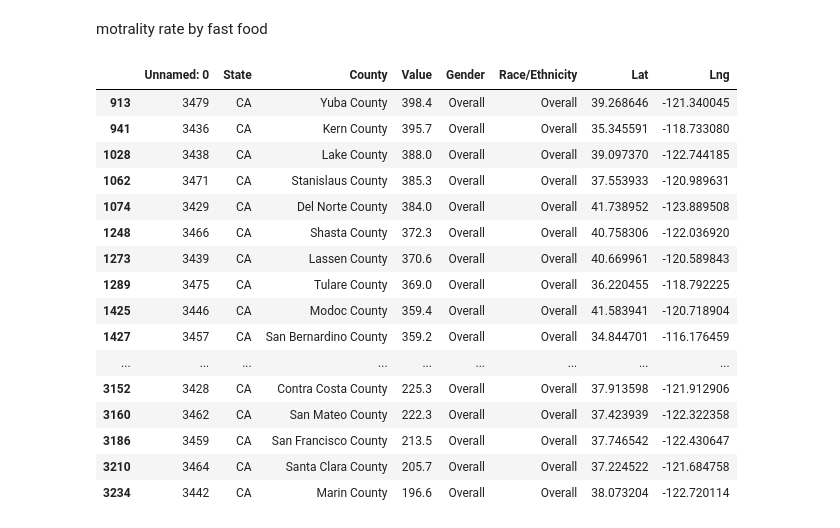
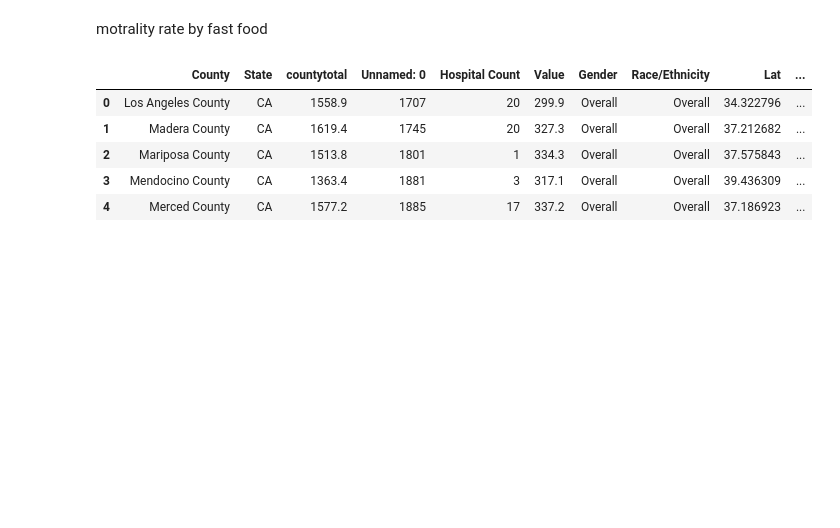
Before and after one commit to petersmyers/Project1, a Jupyter notebook: Project1_Visualizations.ipynb, the cells around one changed output. Drawn from its saved outputs; the diff is of its cells as text; code cells hidden in the pictures; blank space fills up the shorter version.

```diff
--- a/Project1_Visualizations.ipynb
+++ b/Project1_Visualizations.ipynb
@@ -370,23 +362,3 @@ comp2.head()
 mortality rate by number of hospitals
 # %% [markdown]
 motrality rate by fast food
-# %%
-county_csv.loc[county_csv["State"] =="CA"]
-# %% [output]
-|  | Unnamed: 0 | State | County | Value | Gender | Race/Ethnicity | Lat | Lng |
-| 913 | 3479 | CA | Yuba County | 398.4 | Overall | Overall | 39.268646 | -121.340045 |
-| 941 | 3436 | CA | Kern County | 395.7 | Overall | Overall | 35.345591 | -118.733080 |
-| 1028 | 3438 | CA | Lake County | 388.0 | Overall | Overall | 39.097370 | -122.744185 |
-| 1062 | 3471 | CA | Stanislaus County | 385.3 | Overall | Overall | 37.553933 | -120.989631 |
-| 1074 | 3429 | CA | Del Norte County | 384.0 | Overall | Overall | 41.738952 | -123.889508 |
-| 1248 | 3466 | CA | Shasta County | 372.3 | Overall | Overall | 40.758306 | -122.036920 |
-| 1273 | 3439 | CA | Lassen County | 370.6 | Overall | Overall | 40.669961 | -120.589843 |
-| 1289 | 3475 | CA | Tulare County | 369.0 | Overall | Overall | 36.220455 | -118.792225 |
-| 1425 | 3446 | CA | Modoc County | 359.4 | Overall | Overall | 41.583941 | -120.718904 |
-| 1427 | 3457 | CA | San Bernardino County | 359.2 | Overall | Overall | 34.844701 | -116.176459 |
-| ... | ... | ... | ... | ... | ... | ... | ... | ... |
-| 3152 | 3428 | CA | Contra Costa County | 225.3 | Overall | Overall | 37.913598 | -121.912906 |
-| 3160 | 3462 | CA | San Mateo County | 222.3 | Overall | Overall | 37.423939 | -122.322358 |
-| 3186 | 3459 | CA | San Francisco County | 213.5 | Overall | Overall | 37.746542 | -122.430647 |
-| 3210 | 3464 | CA | Santa Clara County | 205.7 | Overall | Overall | 37.224522 | -121.684758 |
-| 3234 | 3442 | CA | Marin County | 196.6 | Overall | Overall | 38.073204 | -122.720114 |
@@ -392,0 +369,9 @@ county_csv.loc[county_csv["State"] =="CA"]
+# %%
+hosp_food.head()
+# %% [output]
+|  | County | State | countytotal | Unnamed: 0 | Hospital Count | Value | Gender | Race/Ethnicity | Lat | ... |
+| 0 | Los Angeles County | CA | 1558.9 | 1707 | 20 | 299.9 | Overall | Overall | 34.322796 | ... |
+| 1 | Madera County | CA | 1619.4 | 1745 | 20 | 327.3 | Overall | Overall | 37.212682 | ... |
+| 2 | Mariposa County | CA | 1513.8 | 1801 | 1 | 334.3 | Overall | Overall | 37.575843 | ... |
+| 3 | Mendocino County | CA | 1363.4 | 1881 | 3 | 317.1 | Overall | Overall | 39.436309 | ... |
+| 4 | Merced County | CA | 1577.2 | 1885 | 17 | 337.2 | Overall | Overall | 37.186923 | ... |
```
Also changed, not shown: parts of 7 cells of this notebook, 6 other files.
